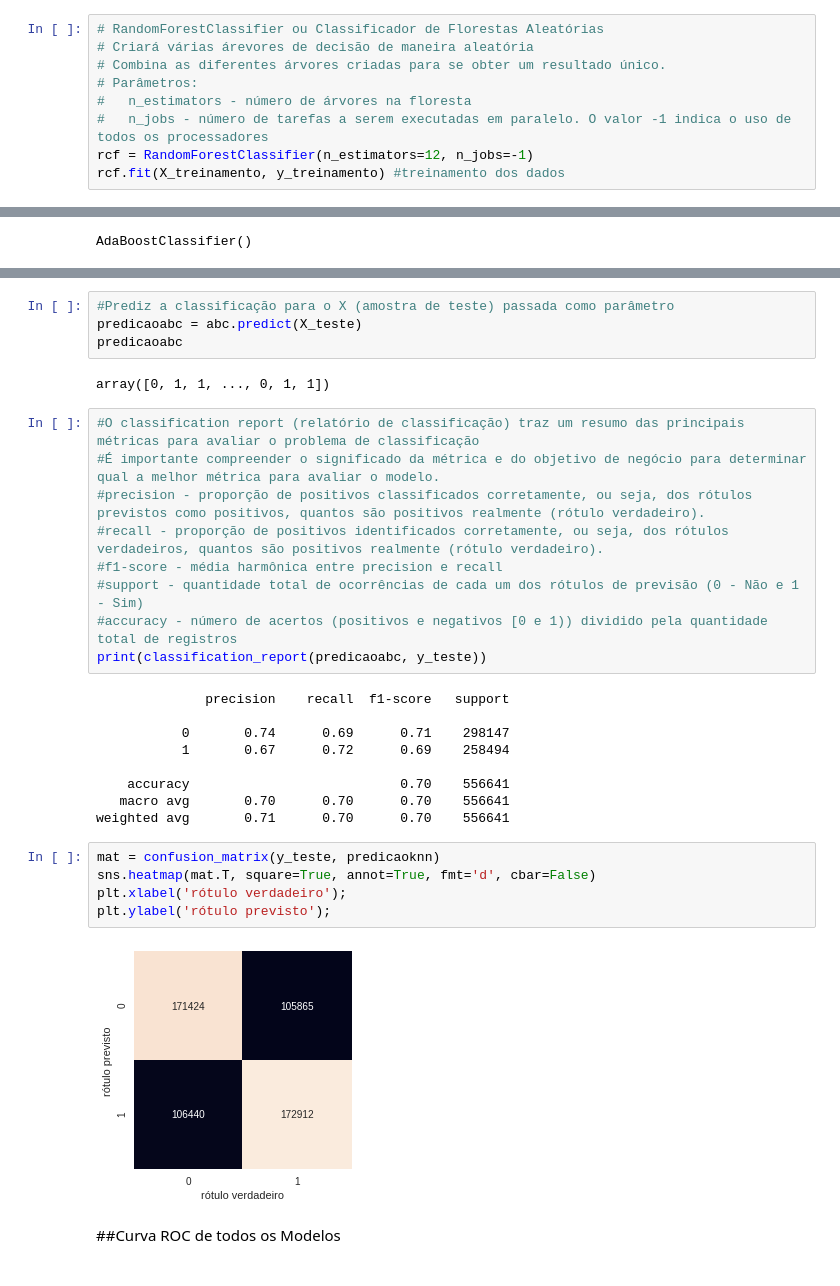
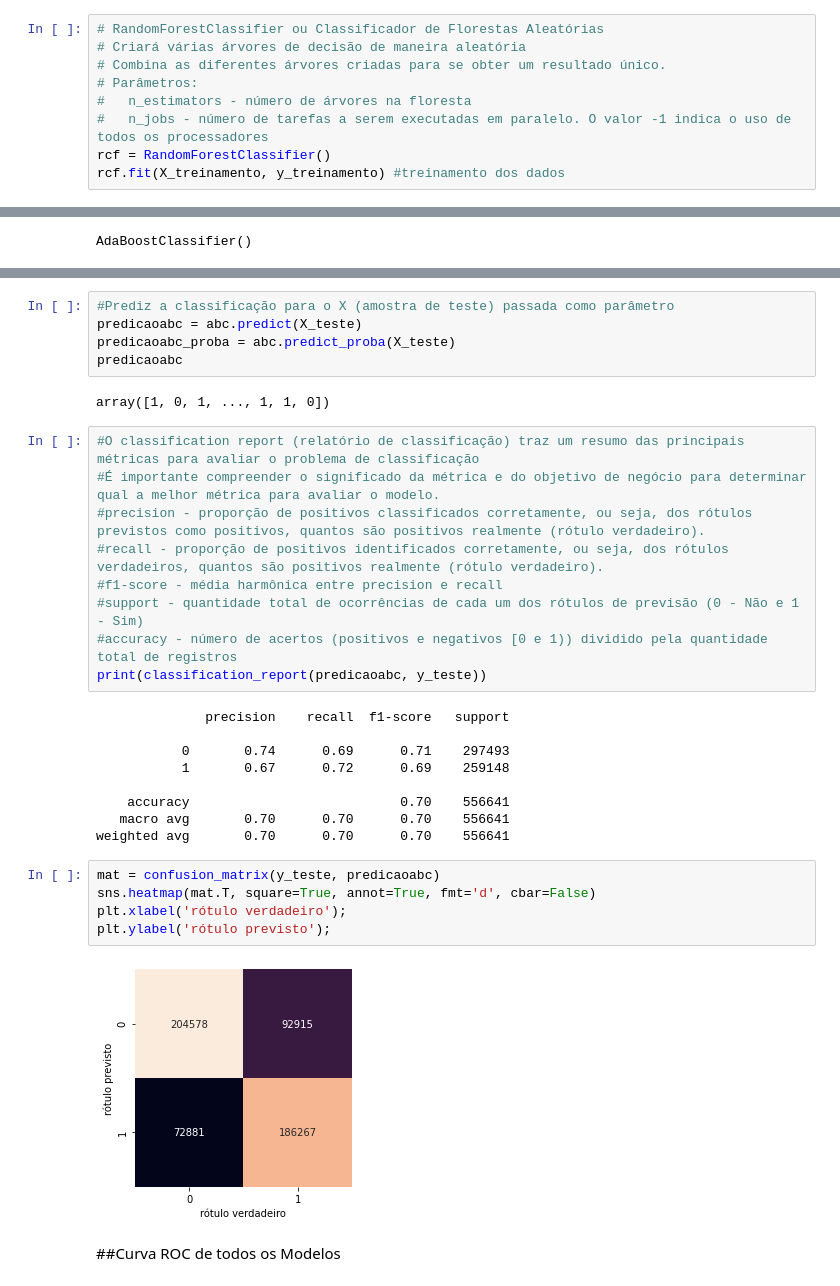
Before and after one commit to rodolfowenceslau/projetoenem, a Jupyter notebook: ModelagemETreinamento.ipynb, the cells around one changed output, grey strips where cells are left out. Drawn from its saved outputs; the diff is of its cells as text.

```diff
--- a/ModelagemETreinamento.ipynb
+++ b/ModelagemETreinamento.ipynb
@@ -221,11 +222,11 @@ print(y_teste.shape)
 ##RandomForestClassifier
 # %%
 # RandomForestClassifier ou Classificador de Florestas Aleatórias
-# Criará várias árevores de decisão de maneira aleatória
+# Criará várias árvores de decisão de maneira aleatória
 # Combina as diferentes árvores criadas para se obter um resultado único.
 # Parâmetros:
 #   n_estimators - número de árvores na floresta
 #   n_jobs - número de tarefas a serem executadas em paralelo. O valor -1 indica o uso de todos os processadores
-rcf = RandomForestClassifier(n_estimators=12, n_jobs=-1)
+rcf = RandomForestClassifier()
 rcf.fit(X_treinamento, y_treinamento) #treinamento dos dados
 # %% [output]
@@ -472,9 +460,10 @@ resultadoabc
 # %%
 #Prediz a classificação para o X (amostra de teste) passada como parâmetro
 predicaoabc = abc.predict(X_teste)
+predicaoabc_proba = abc.predict_proba(X_teste)
 predicaoabc
 # %% [output]
-array([0, 1, 1, ..., 0, 1, 1])
+array([1, 0, 1, ..., 1, 1, 0])
 # %%
 #O classification report (relatório de classificação) traz um resumo das principais métricas para avaliar o problema de classificação
 #É importante compreender o significado da métrica e do objetivo de negócio para determinar qual a melhor métrica para avaliar o modelo.
@@ -487,19 +476,19 @@ print(classification_report(predicaoabc, y_teste))
 # %% [output]
               precision    recall  f1-score   support
 
-           0       0.74      0.69      0.71    298147
-           1       0.67      0.72      0.69    258494
+           0       0.74      0.69      0.71    297493
+           1       0.67      0.72      0.69    259148
 
     accuracy                           0.70    556641
    macro avg       0.70      0.70      0.70    556641
-weighted avg       0.71      0.70      0.70    556641
+weighted avg       0.70      0.70      0.70    556641
 # %%
-mat = confusion_matrix(y_teste, predicaoknn)
+mat = confusion_matrix(y_teste, predicaoabc)
 sns.heatmap(mat.T, square=True, annot=True, fmt='d', cbar=False)
 plt.xlabel('rótulo verdadeiro');
 plt.ylabel('rótulo previsto');
 # %% [output]
-[figure, old version]
+[figure, new version]
 # %% [markdown]
 ##Curva ROC de todos os Modelos
 # %%
```
Also changed, not shown: parts of 24 cells of this notebook.
